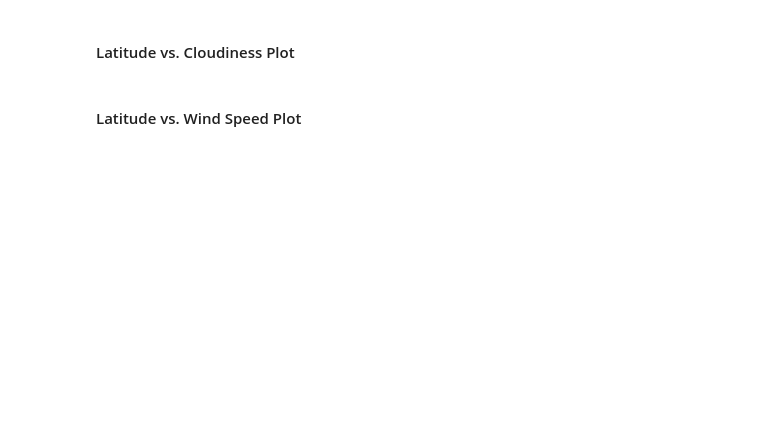
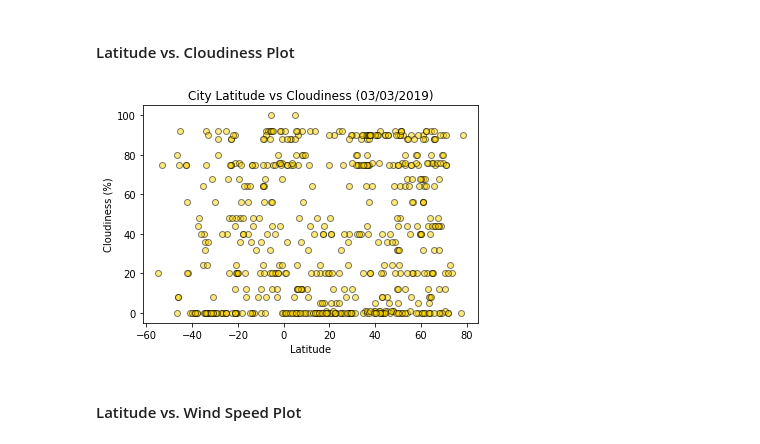
Before and after one commit to davidgmathews/HW_6_Whats_the_Weather_Like, a Jupyter notebook: WeatherPy.ipynb, the cells around one changed output. Cells and saved outputs as stored; diff of their text form; code cells hidden in the pictures; blank space fills up the shorter version.

```diff
--- a/WeatherPy.ipynb
+++ b/WeatherPy.ipynb
@@ -119,4 +149,14 @@ response
 # %% [markdown]
 #### Latitude vs. Cloudiness Plot
+# %%
+plt.scatter(data_dict[["Lat"]], data_dict[["Cloudiness"]], marker="o", facecolors="gold", edgecolors="black",
+            alpha=.5, linewidths=1)
+#plot title, axes labels
+plt.title("City Latitude vs Cloudiness (03/03/2019)")
+plt.xlabel("Latitude")
+plt.ylabel("Cloudiness (%)")
+plt.savefig("./Images/Latitude vs Cloudiness.png",dpi=256,figsize=(18,11))
+# %% [output]
+[figure, added]
 # %% [markdown]
 #### Latitude vs. Wind Speed Plot
```
Also changed, not shown: parts of 16 cells of this notebook, 6 other files.
